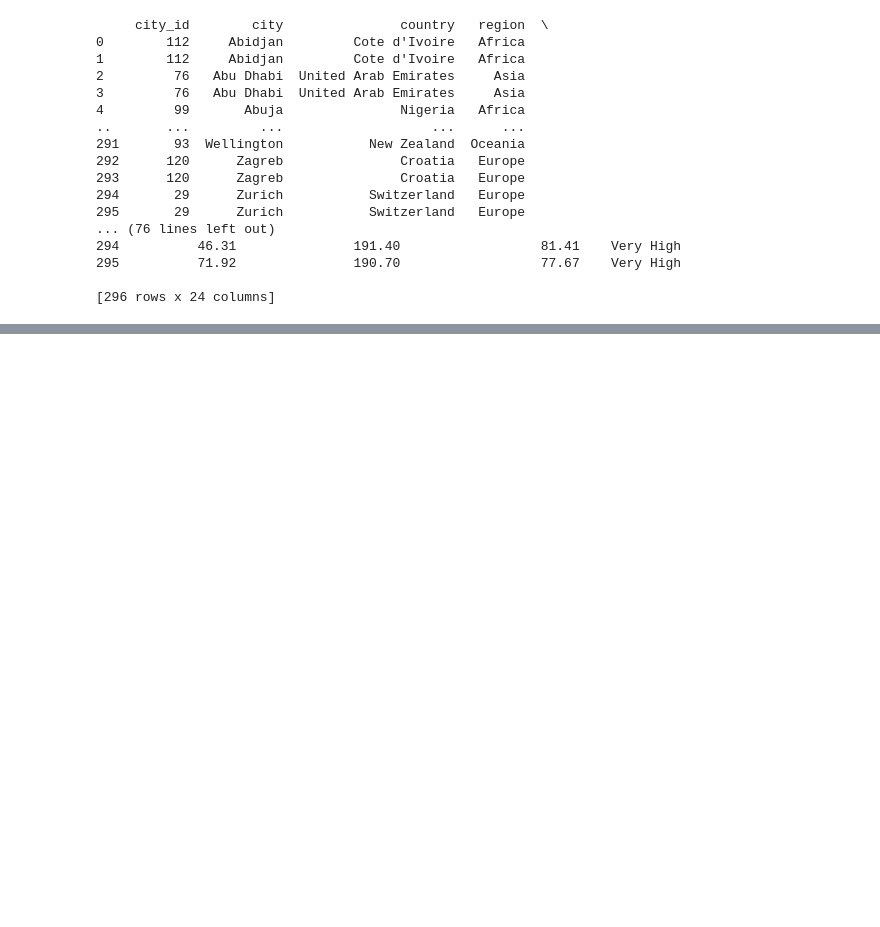
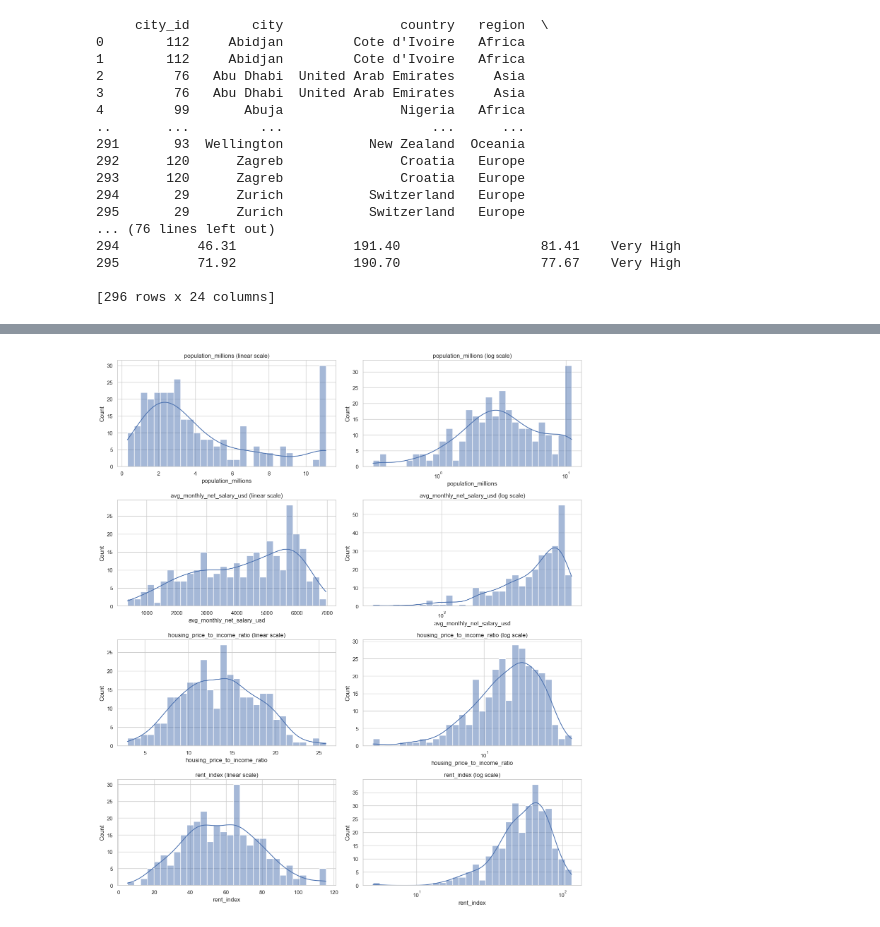
Before and after one commit to SindhujaDavuluri-IAAC/5-day1-assignment, a Jupyter notebook: data_cleaning_and_EDA_5.ipynb, the cells around one changed output, grey strips where cells are left out. Saved outputs shown, nothing was run; the diff lists cells and outputs as text; code cells hidden in the pictures; blank space fills up the shorter version.

```diff
--- a/data_cleaning_and_EDA_5.ipynb
+++ b/data_cleaning_and_EDA_5.ipynb
@@ -418,0 +446,23 @@ print(df_clean)
+# %%
+log_cols = ["population_millions", "avg_monthly_net_salary_usd",
+            "housing_price_to_income_ratio", "rent_index"]
+
+fig, axes = plt.subplots(len(log_cols), 2, figsize=(14, 4 * len(log_cols)), squeeze=False)
+
+for i, col in enumerate(log_cols):
+    data = df_clean[col].dropna()          # remove NaN first
+
+    sns.histplot(data, bins=30, kde=True, ax=axes[i, 0])
+    axes[i, 0].set_title(f"{col} (linear scale)")
+
+    if (data > 0).all():
+        sns.histplot(data, bins=30, kde=True, log_scale=True, ax=axes[i, 1])
+        axes[i, 1].set_title(f"{col} (log scale)")
+    else:
+        axes[i, 1].set_title(f"{col} (log scale not possible)")
+        axes[i, 1].axis("off")
+
+plt.tight_layout()
+plt.show()
+# %% [output]
+[figure, added]
```
Also changed, not shown: parts of 9 cells of this notebook.
